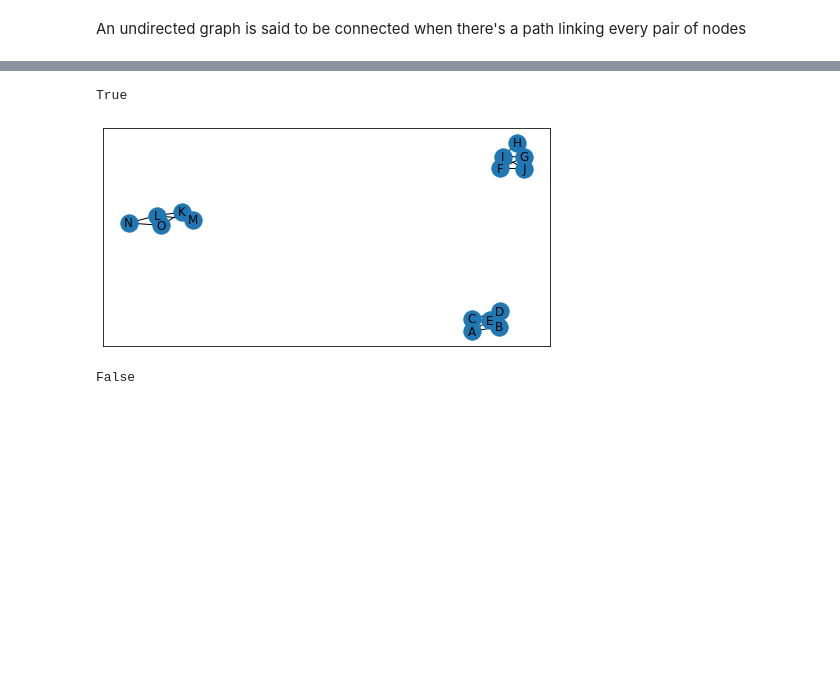
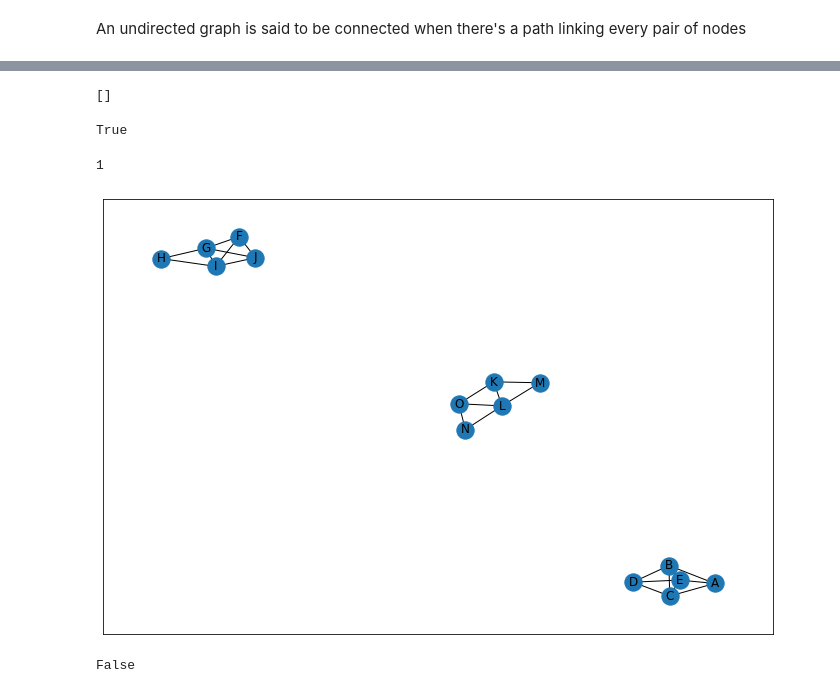
Before and after one commit to arifjamal89/Applied-Social-Network-Analysis, a Jupyter notebook: Module 2/notes_module_2.ipynb, the cells around one changed output, grey strips where cells are left out. Saved outputs shown, nothing was run; the diff lists cells and outputs as text; code cells hidden in the pictures; blank space fills up the shorter version.

```diff
--- a/Module 2/notes_module_2.ipynb
+++ b/Module 2/notes_module_2.ipynb
@@ -253,5 +256,13 @@ nx.draw_networkx(g)
+# %%
+sorted(nx.all_simple_paths(g, 'G', 'L'))
+# %% [output]
+[]
 # %%
 nx.is_connected(g)
 # %% [output]
 True
+# %%
+nx.number_connected_components(g)
+# %% [output]
+1
 # %%
@@ -261,10 +273,10 @@ g_un.remove_edge('A','G')
 g_un.remove_edge('A','N')
 g_un.remove_edge('O','J')
 # %%
-plt.figure(figsize=(8,4))
+plt.figure(figsize=(12,8))
 nx.draw_networkx(g_un)
 # %% [output]
-[figure, old version]
+[figure, new version]
 # %%
 nx.is_connected(g_un)
 # %% [output]
```
Also changed, not shown: parts of 27 cells of this notebook.
